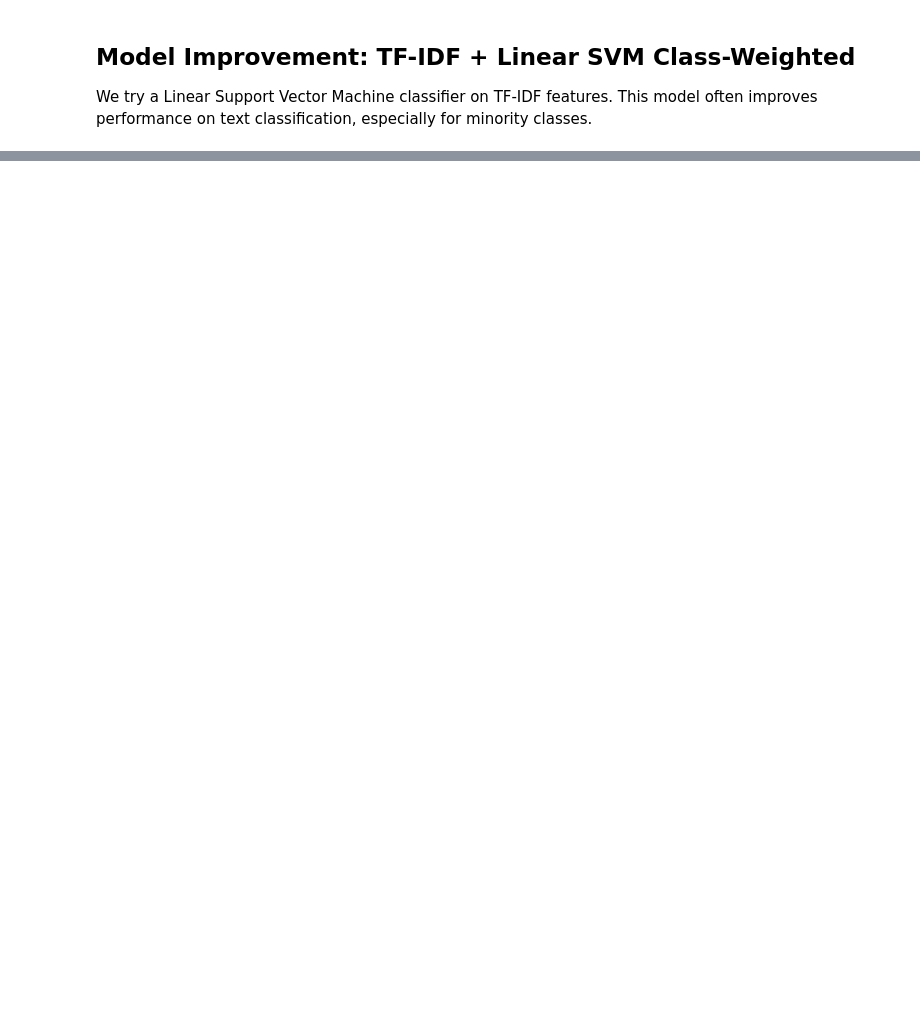
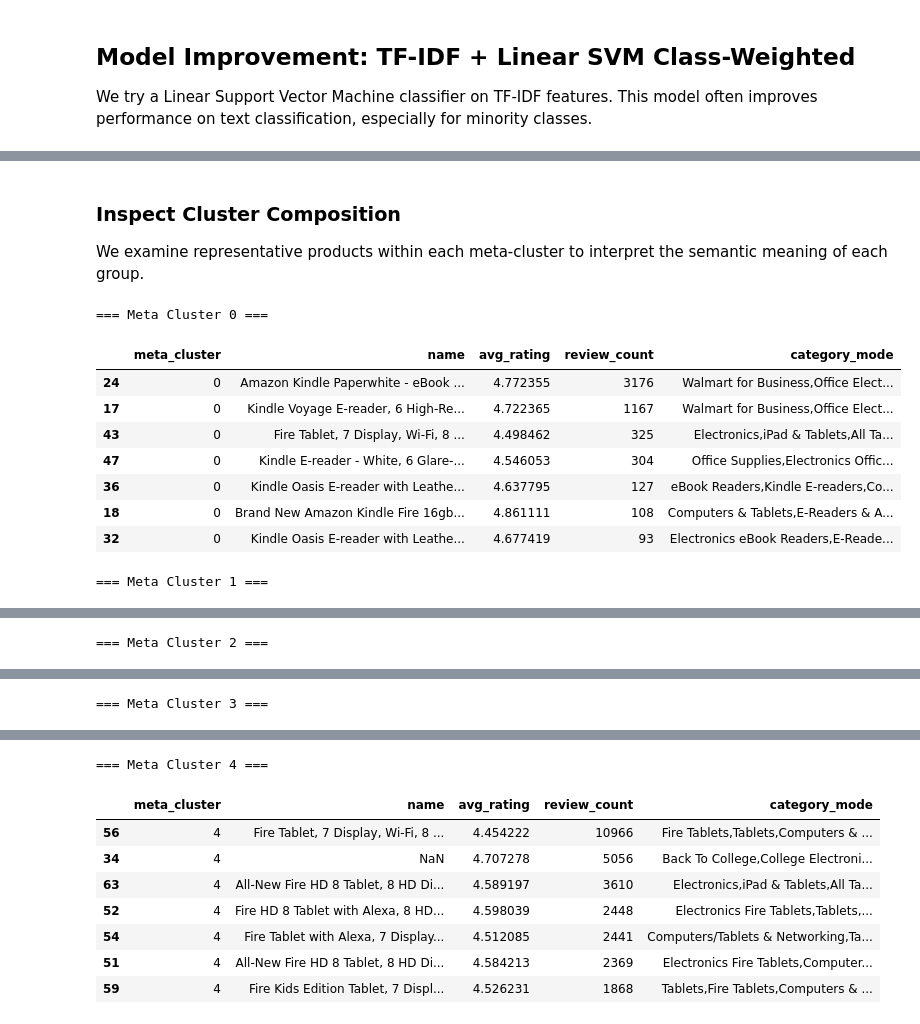
Before and after one commit to benhuntdev/Iron-kaggle-project---AI-user-reviews-aggregator, a Jupyter notebook: code/model2.ipynb, the cells around one changed output, grey strips where cells are left out. Saved outputs shown, nothing was run; the diff lists cells and outputs as text; code cells hidden in the pictures; blank space fills up the shorter version.

```diff
--- a/code/model2.ipynb
+++ b/code/model2.ipynb
@@ -422,0 +490,13 @@ weighted avg       0.95      0.95      0.95     12808
+# %%
+from sentence_transformers import SentenceTransformer
+
+embedder = SentenceTransformer("sentence-transformers/all-MiniLM-L6-v2")
+
+X_emb = embedder.encode(
+    product_text_df["product_reviews_text"].tolist(),
+    batch_size=32,
+    show_progress_bar=True,
+    normalize_embeddings=True
+)
+
+print("Embedding shape:", X_emb.shape)
@@ -422,0 +550,26 @@ weighted avg       0.95      0.95      0.95     12808
+# %% [markdown]
+### Inspect Cluster Composition
+
+We examine representative products within each meta-cluster
+to interpret the semantic meaning of each group.
+# %%
+cols = ["meta_cluster", "name", "avg_rating", "review_count", "category_mode"]
+
+for c in sorted(product_text_df["meta_cluster"].unique()):
+    print(f"\n=== Meta Cluster {c} ===")
+    display(
+        product_text_df[product_text_df["meta_cluster"] == c][cols]
+        .sort_values("review_count", ascending=False)
+        .head(7)
+    )
+# %% [output]
+=== Meta Cluster 0 ===
+|  | meta_cluster | name | avg_rating | review_count | category_mode |
+| 24 | 0 | Amazon Kindle Paperwhite - eBook ... | 4.772355 | 3176 | Walmart for Business,Office Elect... |
+| 17 | 0 | Kindle Voyage E-reader, 6 High-Re... | 4.722365 | 1167 | Walmart for Business,Office Elect... |
+| 43 | 0 | Fire Tablet, 7 Display, Wi-Fi, 8 ... | 4.498462 | 325 | Electronics,iPad & Tablets,All Ta... |
+| 47 | 0 | Kindle E-reader - White, 6 Glare-... | 4.546053 | 304 | Office Supplies,Electronics Offic... |
+| 36 | 0 | Kindle Oasis E-reader with Leathe... | 4.637795 | 127 | eBook Readers,Kindle E-readers,Co... |
+| 18 | 0 | Brand New Amazon Kindle Fire 16gb... | 4.861111 | 108 | Computers & Tablets,E-Readers & A... |
+| 32 | 0 | Kindle Oasis E-reader with Leathe... | 4.677419 | 93 | Electronics eBook Readers,E-Reade... |
+=== Meta Cluster 1 ===
@@ -422,0 +584 @@ weighted avg       0.95      0.95      0.95     12808
+=== Meta Cluster 2 ===
@@ -422,0 +593 @@ weighted avg       0.95      0.95      0.95     12808
+=== Meta Cluster 3 ===
@@ -422,0 +602,9 @@ weighted avg       0.95      0.95      0.95     12808
+=== Meta Cluster 4 ===
+|  | meta_cluster | name | avg_rating | review_count | category_mode |
+| 56 | 4 | Fire Tablet, 7 Display, Wi-Fi, 8 ... | 4.454222 | 10966 | Fire Tablets,Tablets,Computers & ... |
+| 34 | 4 | NaN | 4.707278 | 5056 | Back To College,College Electroni... |
+| 63 | 4 | All-New Fire HD 8 Tablet, 8 HD Di... | 4.589197 | 3610 | Electronics,iPad & Tablets,All Ta... |
+| 52 | 4 | Fire HD 8 Tablet with Alexa, 8 HD... | 4.598039 | 2448 | Electronics Fire Tablets,Tablets,... |
+| 54 | 4 | Fire Tablet with Alexa, 7 Display... | 4.512085 | 2441 | Computers/Tablets & Networking,Ta... |
+| 51 | 4 | All-New Fire HD 8 Tablet, 8 HD Di... | 4.584213 | 2369 | Electronics Fire Tablets,Computer... |
+| 59 | 4 | Fire Kids Edition Tablet, 7 Displ... | 4.526231 | 1868 | Tablets,Fire Tablets,Computers & ... |
```
Also changed, not shown: parts of 40 cells of this notebook, 2 other files.
